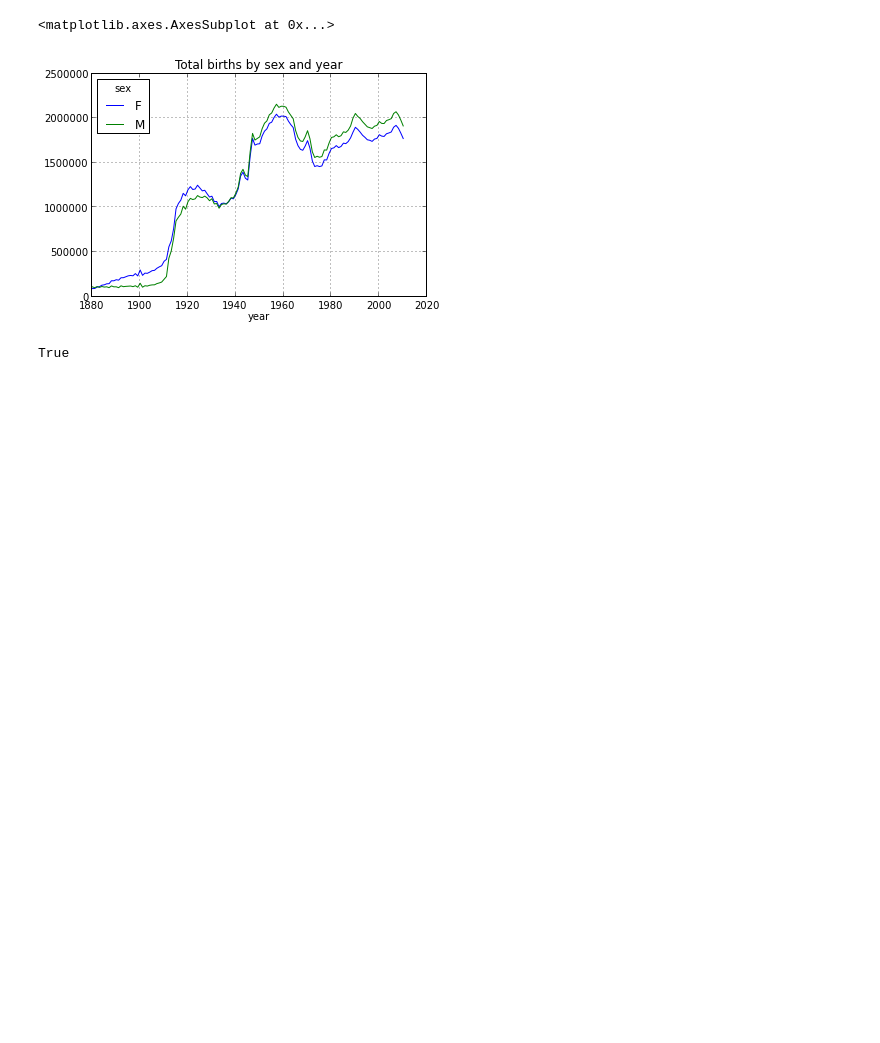
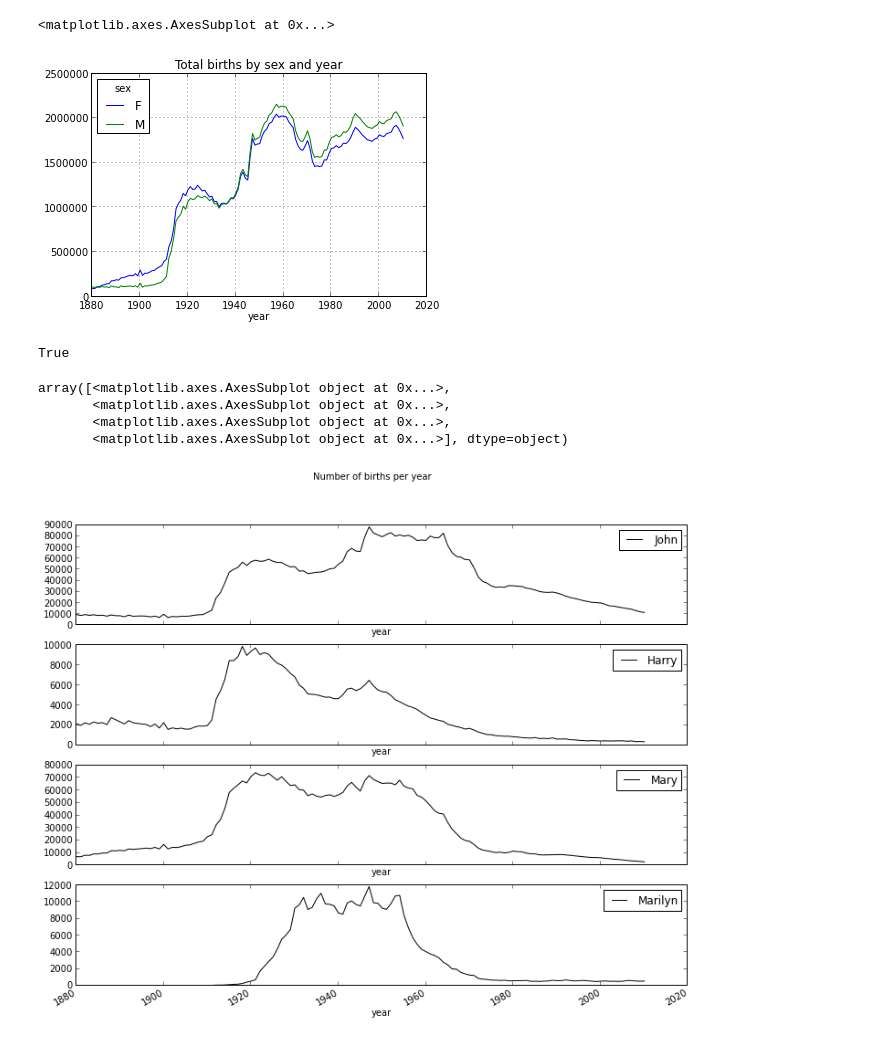
Before and after one commit to tatsiana/python_workbooks, a Jupyter notebook: python4DA/Chapter 2 Workbook.ipynb, the cells around one changed output. Saved outputs shown, nothing was run; the diff lists cells and outputs as text; code cells hidden in the pictures; blank space fills up the shorter version.

```diff
--- a/python4DA/Chapter 2 Workbook.ipynb
+++ b/python4DA/Chapter 2 Workbook.ipynb
@@ -296,3 +301,26 @@ names = names.groupby(['year', 'sex']).apply(add_prop)
 np.allclose(names.groupby(['year', 'sex']).prop.sum(), 1)
 # %% [output]
 True
+# %%
+'''
+Function to extract a subset of the data to facilitate further
+analysis: the top 1000 names for each sex/year combination
+'''
+def get_top1000(group):
+ return group.sort_index(by='births', ascending=False)[:1000]
+
+grouped = names.groupby(['year', 'sex'])
+top1000 = grouped.apply(get_top1000)
+# %%
+boys = top1000[top1000.sex == 'M']
+girls = top1000[top1000.sex == 'F']
+total_births = top1000.pivot_table('births', rows='year', cols='name', aggfunc=sum)
+# %%
+subset = total_births[['John', 'Harry', 'Mary', 'Marilyn']]
+subset.plot(subplots=True, figsize=(12, 10), grid=False, title="Number of births per year")
+# %% [output]
+array([<matplotlib.axes.AxesSubplot object at 0x...>,
+       <matplotlib.axes.AxesSubplot object at 0x...>,
+       <matplotlib.axes.AxesSubplot object at 0x...>,
+       <matplotlib.axes.AxesSubplot object at 0x...>], dtype=object)
+[figure, added]
```
Also changed, not shown: parts of 26 cells of this notebook.
